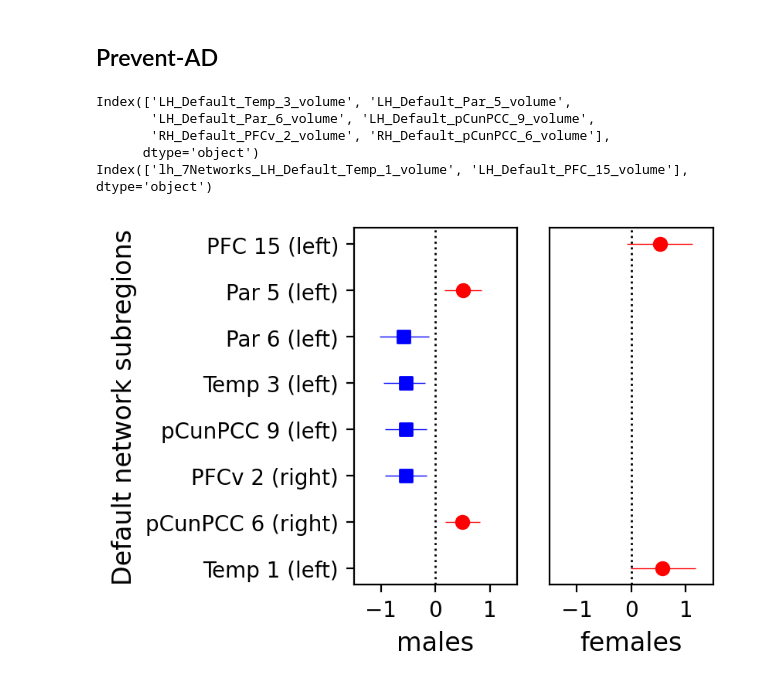
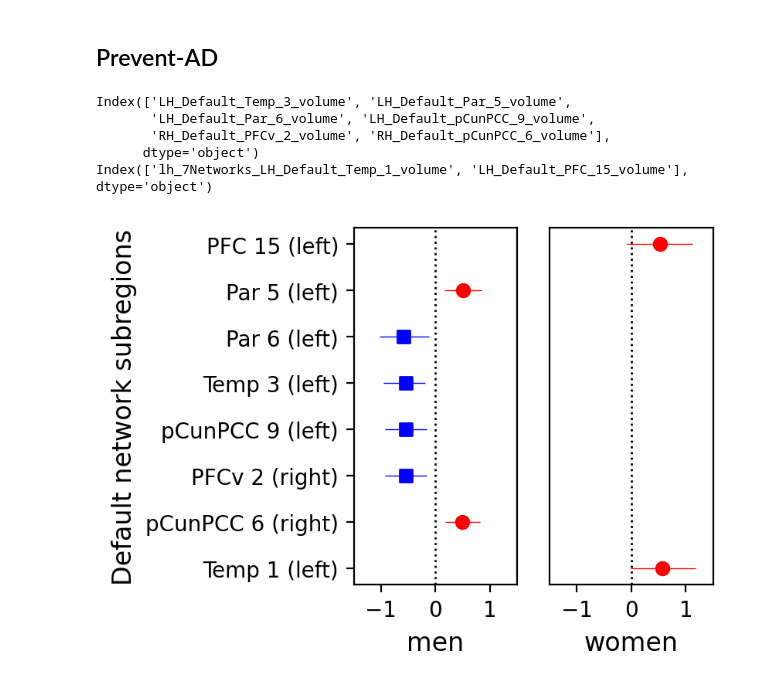
Before and after one commit to chloesavignac/PREVENTAD, a Jupyter notebook: 2025_Lineage_Classification.ipynb, the cells around one changed output. Saved outputs shown, nothing was run; the diff lists cells and outputs as text; code cells hidden in the pictures.

```diff
--- a/2025_Lineage_Classification.ipynb
+++ b/2025_Lineage_Classification.ipynb
@@ -165,11 +165,11 @@ for p_thresh in [0.20]:
 
     # Plot males
     _, _ = plot_axs(df_hc_m, mask_m, ax1, combined_inds, mask_mf, inds_m)
-    ax1.set_xlabel('males', fontsize=12)
+    ax1.set_xlabel('men', fontsize=12)
     ax1.set_ylabel('Hippocampus subregions', fontsize=12)
     ax1.set_title(
         'Hippocampus and default network subregions associated with \n'
-        'maternal vs. paternal lineage in males and females',
+        'maternal vs. paternal lineage in men and women',
         fontsize=12,
         fontweight='bold',
         x=0.5,
@@ -178,7 +178,7 @@ for p_thresh in [0.20]:
 
     # Plot females
     _, _ = plot_axs(df_hc_f, mask_f, ax2, combined_inds, mask_mf, inds_f)
-    ax2.set_xlabel('females', fontsize=12)
+    ax2.set_xlabel('women', fontsize=12)
     ax2.set_yticks([])  # Remove y-axis labels from right plot
     ax2.set_ylabel("")  # Explicitly clear label
 
@@ -204,7 +204,7 @@ for p_thresh in [0.20]:
 
 
     # Save and show plot
-    #plt.savefig(f'{date}/permutation_masked_hc_mat_pat_males_females_prevent_ad_{p_thresh}.png', dpi=200, bbox_inches='tight')
+    plt.savefig(f'{date}/permutation_masked_hc_mat_pat_males_females_prevent_ad_{p_thresh}.svg', dpi=200, bbox_inches='tight')
     plt.show()
     plt.close()
 # %% [output]
@@ -256,44 +256,44 @@ for p_thresh in [0.20]:
 
     # Plot males
     plot_axs(df_dn_m, mask_m, ax1, combined_inds, mask_mf, inds_m)
-    ax1.set_xlabel('males', fontsize=12)
+    ax1.set_xlabel('men', fontsize=12)
     ax1.set_ylabel('Default network subregions', fontsize=12)
 
     # Plot females
     plot_axs(df_dn_f, mask_f, ax2, combined_inds, mask_mf, inds_f)
-    ax2.set_xlabel('females', fontsize=12)
+    ax2.set_xlabel('women', fontsize=12)
     ax2.set_yticks([])
     ax2.set_ylabel('')
 
     # Clean and relabel y-axis tick labels for default network subregions
     labels = [label.get_text() for label in ax1.get_yticklabels()]
     cleaned_labels = []
 
     for label in labels:
         label = label.replace('lh_7Networks_LH_Default_Temp_1_volume', 'LH_Default_Temp_1_volume')
         label = label.replace('LH', 'left').replace('RH', 'right')
         parts = label.split('_')[:-1]
         if len(parts) >= 4:
             name = f"{parts[2]}_{parts[3]}_({parts[0]})"
             name = name.replace('_', ' ')
             cleaned_labels.append(name)
         else:
             cleaned_labels.append(label)  # fallback if unexpected format
 
     ax1.set_yticklabels(cleaned_labels)
     ax1.set_xlim(-1.5, 1.5)
     ax2.set_xlim(-1.5, 1.5)
     ax1.axvline(x=0, color='black', linestyle=':', linewidth=1)
     ax2.axvline(x=0, color='black', linestyle=':', linewidth=1)
 
     # Save and show plot
-    #plt.savefig(f'{date}/permutation_masked_dn_mat_pat_males_females_prevent_ad_{p_thresh}.png', dpi=200, bbox_inches='tight')
+    plt.savefig(f'{date}/permutation_masked_dn_mat_pat_males_females_prevent_ad_{p_thresh}.svg', dpi=200, bbox_inches='tight')
     plt.show()
     plt.close()
 # %% [output]
 Index(['LH_Default_Temp_3_volume', 'LH_Default_Par_5_volume',
        'LH_Default_Par_6_volume', 'LH_Default_pCunPCC_9_volume',
        'RH_Default_PFCv_2_volume', 'RH_Default_pCunPCC_6_volume'],
       dtype='object')
 Index(['lh_7Networks_LH_Default_Temp_1_volume', 'LH_Default_PFC_15_volume'], dtype='object')
-[figure, old version]
+[figure, new version]
```
Also changed, not shown: parts of 1 cell of this notebook, 1 other file.
